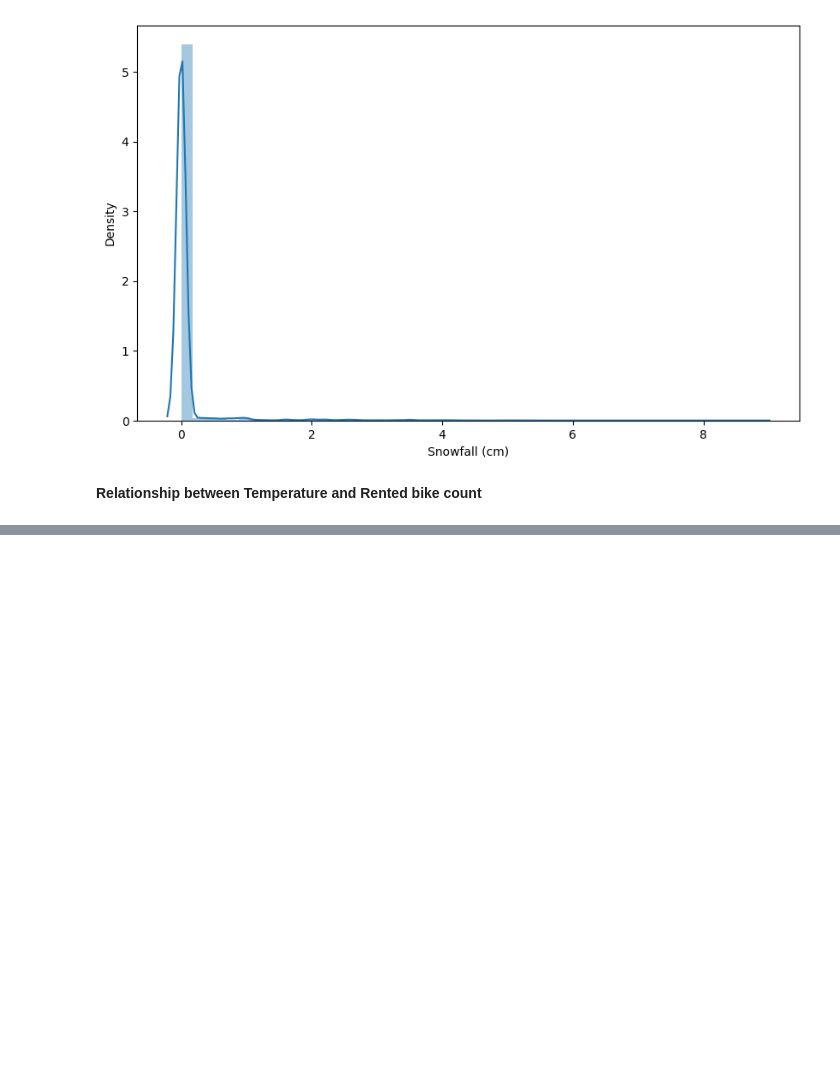
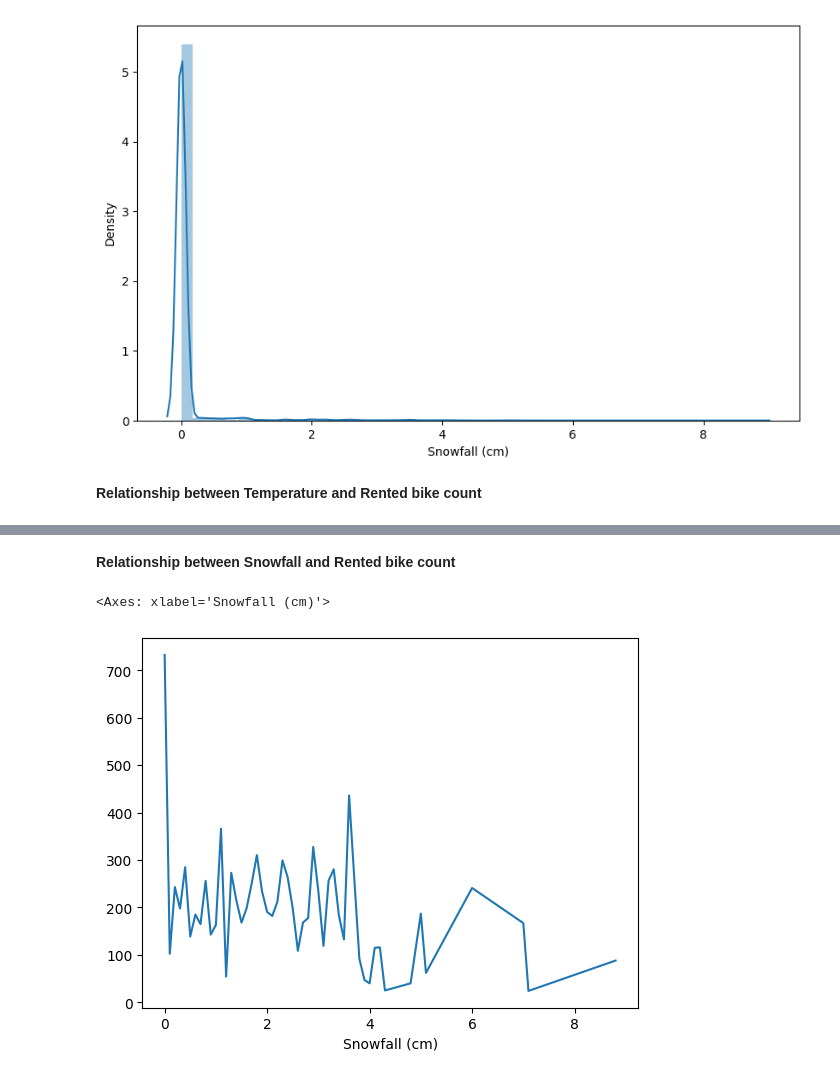
Before and after one commit to mrjupitercairo/BikeSharing, a Jupyter notebook: Capstone_Project.ipynb, the cells around one changed output, grey strips where cells are left out. Drawn from its saved outputs; the diff is of its cells as text; code cells hidden in the pictures; blank space fills up the shorter version.

```diff
--- a/Capstone_Project.ipynb
+++ b/Capstone_Project.ipynb
@@ -366,0 +393,7 @@ plt.show()
+# %% [markdown]
+**Relationship between Snowfall and Rented bike count**
+# %%
+bike_df.groupby('Snowfall (cm)').mean()['Rented Bike Count'].plot()
+# %% [output]
+<Axes: xlabel='Snowfall (cm)'>
+[figure, added]
```
Also changed, not shown: parts of 12 cells of this notebook.
